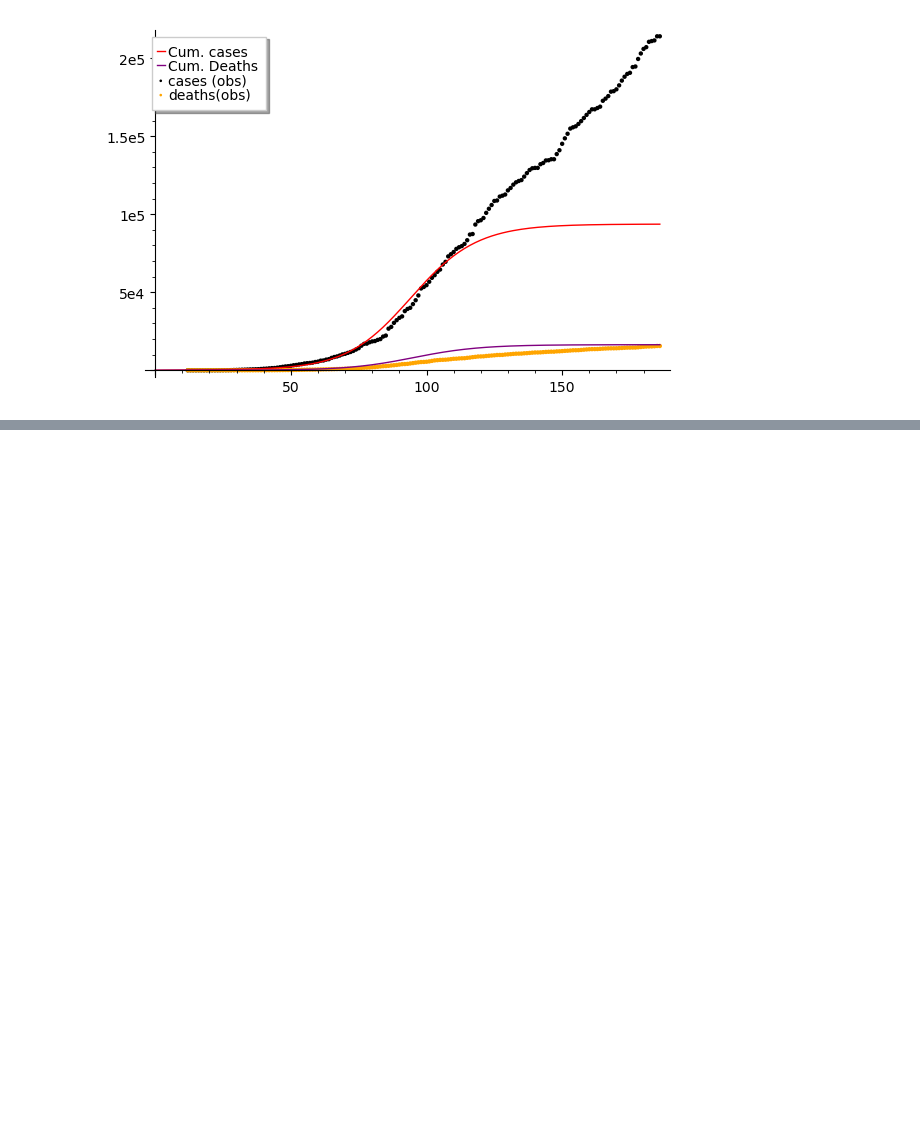
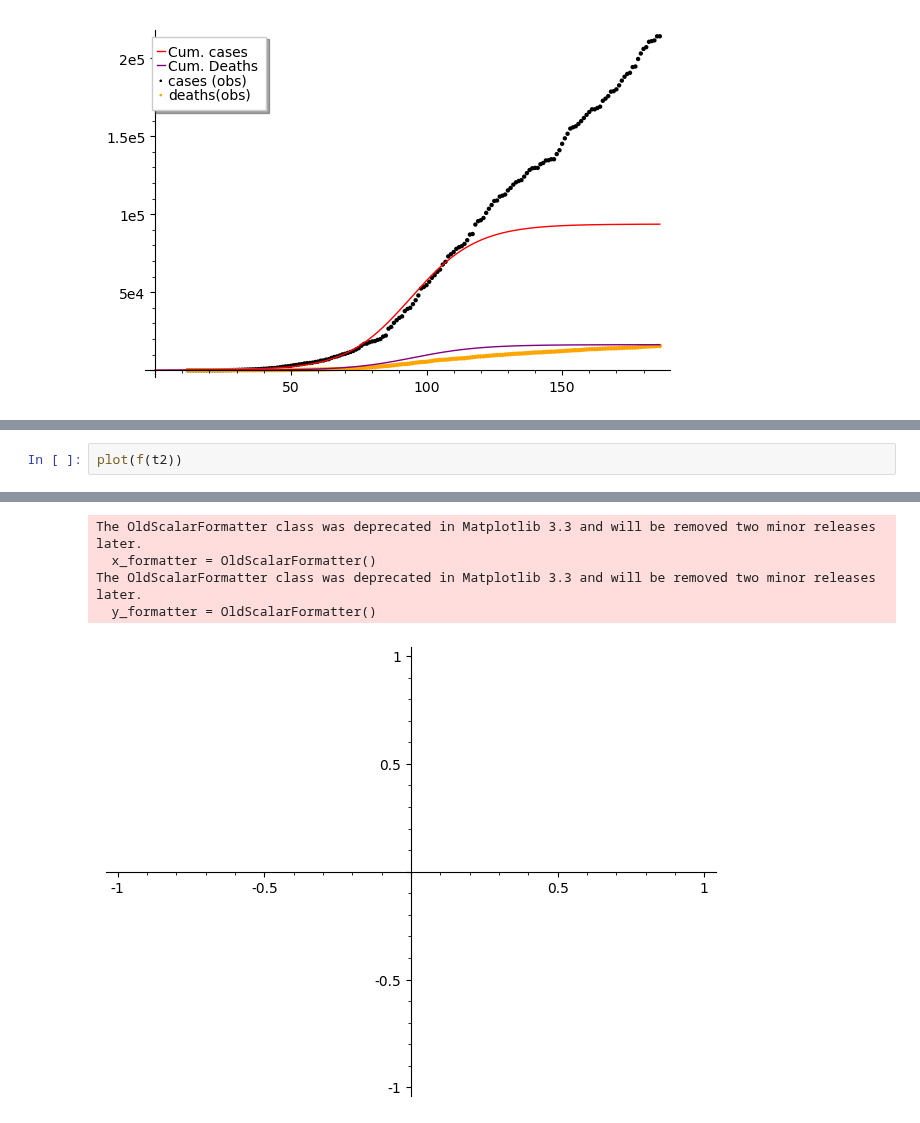
Before and after one commit to fccoelho/Modelagem-Matematica-IV, a Jupyter notebook: Planilhas Sage/Suplemento 2 - o Modelo SEIAHR.ipynb, the cells around one changed output, grey strips where cells are left out. Saved outputs shown, nothing was run; the diff lists cells and outputs as text; blank space fills up the shorter version.

```diff
--- a/Planilhas Sage/Suplemento 2 - o Modelo SEIAHR.ipynb
+++ b/Planilhas Sage/Suplemento 2 - o Modelo SEIAHR.ipynb
@@ -242,0 +274,3 @@ plot_results([res['chi'],
+# %%
+plot(f(t2))
+# %% [output]
@@ -242,0 +279,5 @@ plot_results([res['chi'],
+The OldScalarFormatter class was deprecated in Matplotlib 3.3 and will be removed two minor releases later.
+  x_formatter = OldScalarFormatter()
+The OldScalarFormatter class was deprecated in Matplotlib 3.3 and will be removed two minor releases later.
+  y_formatter = OldScalarFormatter()
+[figure, added]
```
Also changed, not shown: parts of 5 cells of this notebook, 3 other files.
